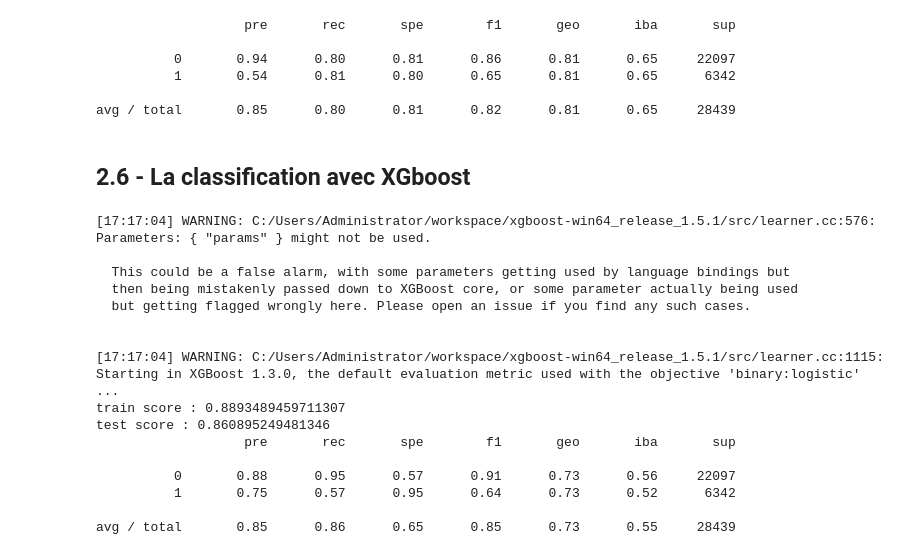
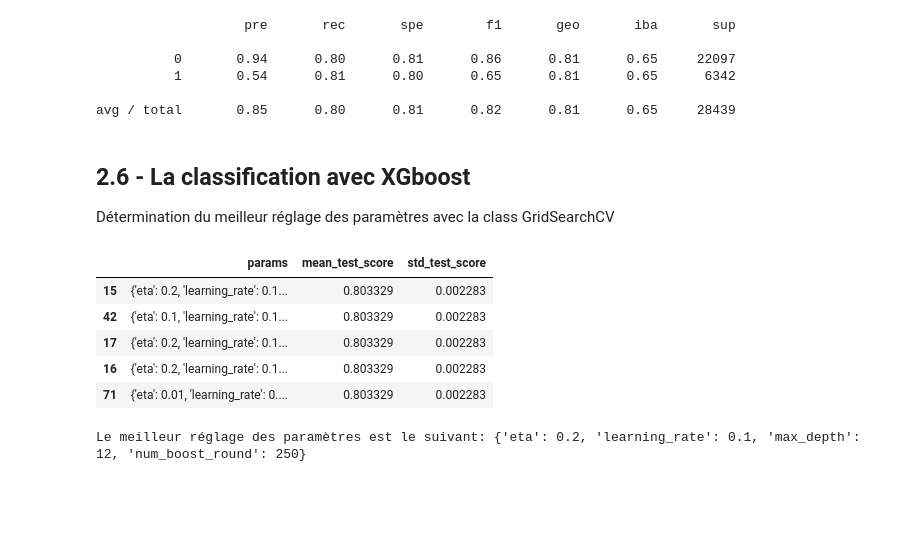
Before and after one commit to Romainpf/RainTomorrw, a Jupyter notebook: fev22_bds_meteo_V4.1.ipynb, the cells around one changed output. Saved outputs shown, nothing was run; the diff lists cells and outputs as text; code cells hidden in the pictures; blank space fills up the shorter version.

```diff
--- a/fev22_bds_meteo_V4.1.ipynb
+++ b/fev22_bds_meteo_V4.1.ipynb
@@ -1563,15 +1580,61 @@ test score : 0.8036850803474103
 avg / total       0.85      0.80      0.81      0.82      0.81      0.65     28439
 # %% [markdown]
 ## 2.6 -  La classification avec XGboost
+
+Détermination du meilleur réglage des paramètres avec la class GridSearchCV
+# %%
+#Création d'un diction contenant les paramètres de base
+param = {}
+param['booster'] = 'gbtree'
+param['objective'] = 'binary:logistic'
+param["eval_metric"] = "error"
+param['gamma'] = 0
+param['max_depth'] = 6
+param['min_child_weight']=1
+param['max_delta_step'] = 0
+param['subsample']= 1
+param['colsample_bytree']=1
+param['silent'] = 1
+param['seed'] = 0
+param['base_score'] = 0.5
+#instanciation du classifieur xgb
+xgb = xgb.XGBClassifier(params=param,random_state=42)
+
+#création du dictionnaire des paramètres avec les valeurs sur lesquelles GridSearchCV va itérer
+param_grid_xgb = [{'num_boost_round': [250, 500, 750],
+                        'learning_rate': [0.3,0.1,0.05],
+                        'eta':[0.2,0.1,0.01],
+                        'max_depth':[6,9,12]}]
+
+# instanciation du classifieur gridcv
+gridcv = GridSearchCV(estimator = xgb, param_grid = param_grid_xgb,scoring='accuracy',cv=3)
+#entrainement sur le train set
+gridcv.fit(X_ru_mean,y_ru_mean)
+# %%
+#affichage des résultats dans un DataFrame
+display(pd.DataFrame(gridcv.cv_results_)[['params', 'mean_test_score','std_test_score']].sort_values('mean_test_score',ascending=False).head())
+
+print("Le meilleur réglage des paramètres est le suivant:",gridcv.best_params_)
+# %% [output]
+|  | params | mean_test_score | std_test_score |
+| 15 | {'eta': 0.2, 'learning_rate': 0.1... | 0.803329 | 0.002283 |
+| 42 | {'eta': 0.1, 'learning_rate': 0.1... | 0.803329 | 0.002283 |
+| 17 | {'eta': 0.2, 'learning_rate': 0.1... | 0.803329 | 0.002283 |
+| 16 | {'eta': 0.2, 'learning_rate': 0.1... | 0.803329 | 0.002283 |
+| 71 | {'eta': 0.01, 'learning_rate': 0.... | 0.803329 | 0.002283 |
+Le meilleur réglage des paramètres est le suivant: {'eta': 0.2, 'learning_rate': 0.1, 'max_depth': 12, 'num_boost_round': 250}
 # %%
-import xgboost as xgb
 param = {}
 param['booster'] = 'gbtree'
 param['objective'] = 'binary:logistic'
+param['num_boost_round']=250
+param['scale_pos_weight'] =3
+param['learning_rate ']=0.1
 param["eval_metric"] = "error"
-param['eta'] = 0.3
+param['eta'] = 0.2
 param['gamma'] = 0
-param['max_depth'] = 6
+param['silent']=1
+param['max_depth'] = 12
 param['min_child_weight']=1
 param['max_delta_step'] = 0
 param['subsample']= 1
@@ -1587,21 +1650,3 @@ xgbpreds = xgb.predict(X_test_mean)
 print("train score :", xgb.score(X_train_mean, y_train_mean))
 print("test score :", xgb.score(X_test_mean,y_test_mean))
 print(classification_report_imbalanced(y_test_mean, xgbpreds))
-# %% [output]
-[17:17:04] WARNING: C:/Users/Administrator/workspace/xgboost-win64_release_1.5.1/src/learner.cc:576:
-Parameters: { "params" } might not be used.
-
-  This could be a false alarm, with some parameters getting used by language bindings but
-  then being mistakenly passed down to XGBoost core, or some parameter actually being used
-  but getting flagged wrongly here. Please open an issue if you find any such cases.
-
-
-[17:17:04] WARNING: C:/Users/Administrator/workspace/xgboost-win64_release_1.5.1/src/learner.cc:1115: Starting in XGBoost 1.3.0, the default evaluation metric used with the objective 'binary:logistic' ...
-train score : 0.8893489459711307
-test score : 0.860895249481346
-                   pre       rec       spe        f1       geo       iba       sup
-
-          0       0.88      0.95      0.57      0.91      0.73      0.56     22097
-          1       0.75      0.57      0.95      0.64      0.73      0.52      6342
-
-avg / total       0.85      0.86      0.65      0.85      0.73      0.55     28439
```
Also changed, not shown: parts of 3 cells of this notebook.
